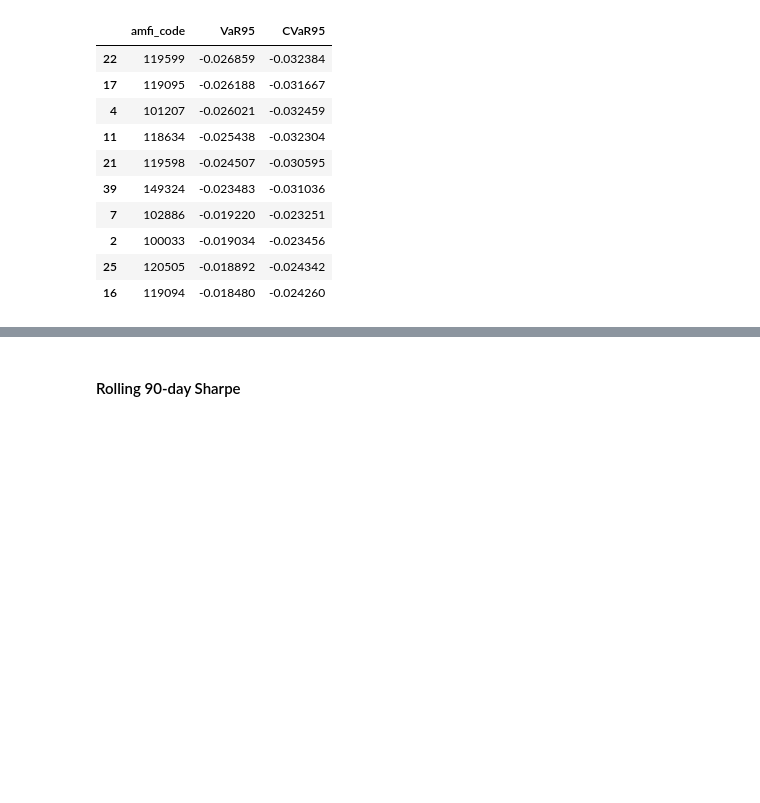
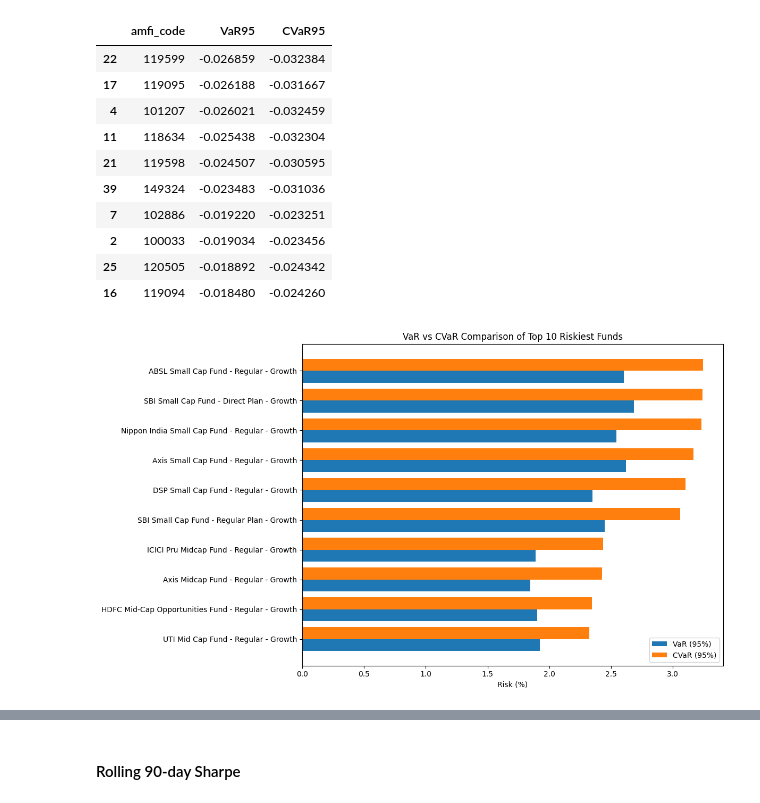
Before and after one commit to ankit-k-sah16/Mutual-Fund-Analytics-Platform, a Jupyter notebook: notebooks/05_Advance_Analytics.ipynb, the cells around one changed output, grey strips where cells are left out. Saved outputs shown, nothing was run; the diff lists cells and outputs as text; code cells hidden in the pictures; blank space fills up the shorter version.

```diff
--- a/notebooks/05_Advance_Analytics.ipynb
+++ b/notebooks/05_Advance_Analytics.ipynb
@@ -68,3 +68,50 @@ risk_df.to_csv(
     "D:/bluestock_mf_capstone/data/processed/var_cvar_report.csv",
     index=False
 )
+# %%
+# Plotting Var vs CVaR chart
+import matplotlib.pyplot as plt
+top10 = (
+    risk_df
+    .sort_values('CVaR95')
+    .head(10)
+)
+
+plot_df = top10.copy()
+
+plot_df['VaR95'] = abs(plot_df['VaR95']) * 100
+plot_df['CVaR95'] = abs(plot_df['CVaR95']) * 100
+
+plot_df = plot_df.sort_values('CVaR95')
+
+plt.figure(figsize=(12,7))
+
+x = range(len(plot_df))
+
+width = 0.4
+
+plt.barh(
+    [i - width/2 for i in x],
+    plot_df['VaR95'],
+    height=width,
+    label='VaR (95%)'
+)
+
+plt.barh(
+    [i + width/2 for i in x],
+    plot_df['CVaR95'],
+    height=width,
+    label='CVaR (95%)'
+)
+
+plt.yticks(x, plot_df['scheme_name'])
+
+plt.xlabel('Risk (%)')
+plt.title('VaR vs CVaR Comparison of Top 10 Riskiest Funds')
+
+plt.legend()
+
+plt.tight_layout()
+plt.show()
+# %% [output]
+[figure, added]
```
Also changed, not shown: parts of 2 cells of this notebook, 8 other files.
